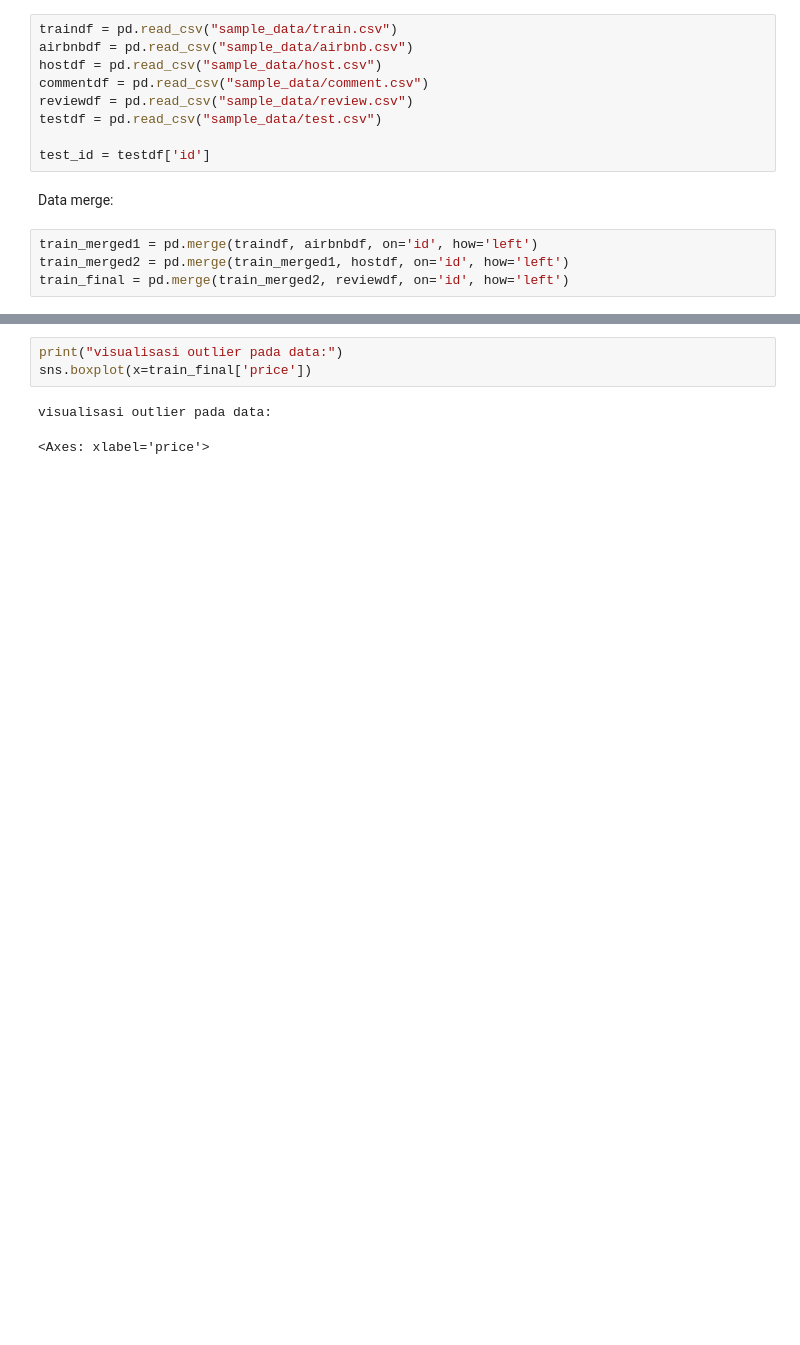
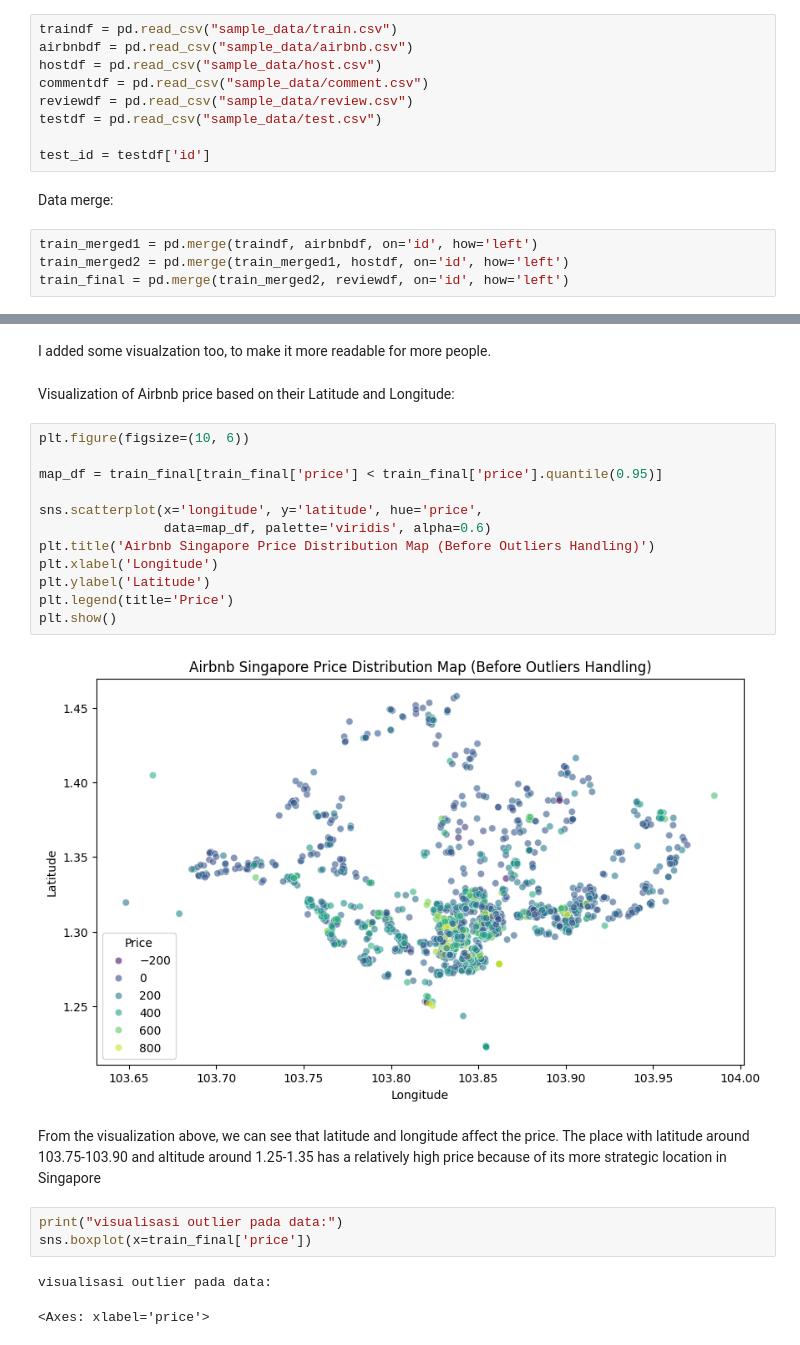
Before and after one commit to Jundannz/Airbnb-Price-Prediction, a Jupyter notebook: main.ipynb, the cells around one changed output, grey strips where cells are left out. Drawn from its saved outputs; the diff is of its cells as text; blank space fills up the shorter version.

```diff
--- a/main.ipynb
+++ b/main.ipynb
@@ -76,3 +51,23 @@ Data statistics:
+# %% [markdown]
+I added some visualzation too, to make it more readable for more people.
+# %% [markdown]
+Visualization of Airbnb price based on their Latitude and Longitude:
+# %%
+plt.figure(figsize=(10, 6))
+
+map_df = train_final[train_final['price'] < train_final['price'].quantile(0.95)]
+
+sns.scatterplot(x='longitude', y='latitude', hue='price',
+                data=map_df, palette='viridis', alpha=0.6)
+plt.title('Airbnb Singapore Price Distribution Map (Before Outliers Handling)')
+plt.xlabel('Longitude')
+plt.ylabel('Latitude')
+plt.legend(title='Price')
+plt.show()
+# %% [output]
+[figure, added]
+# %% [markdown]
+From the visualization above, we can see that latitude and longitude affect the price. The place with latitude around 103.75-103.90 and altitude around 1.25-1.35 has a relatively high price because of its more strategic location in Singapore
 # %%
 print("visualisasi outlier pada data:")
 sns.boxplot(x=train_final['price'])
```
Also changed, not shown: parts of 8 cells of this notebook.
